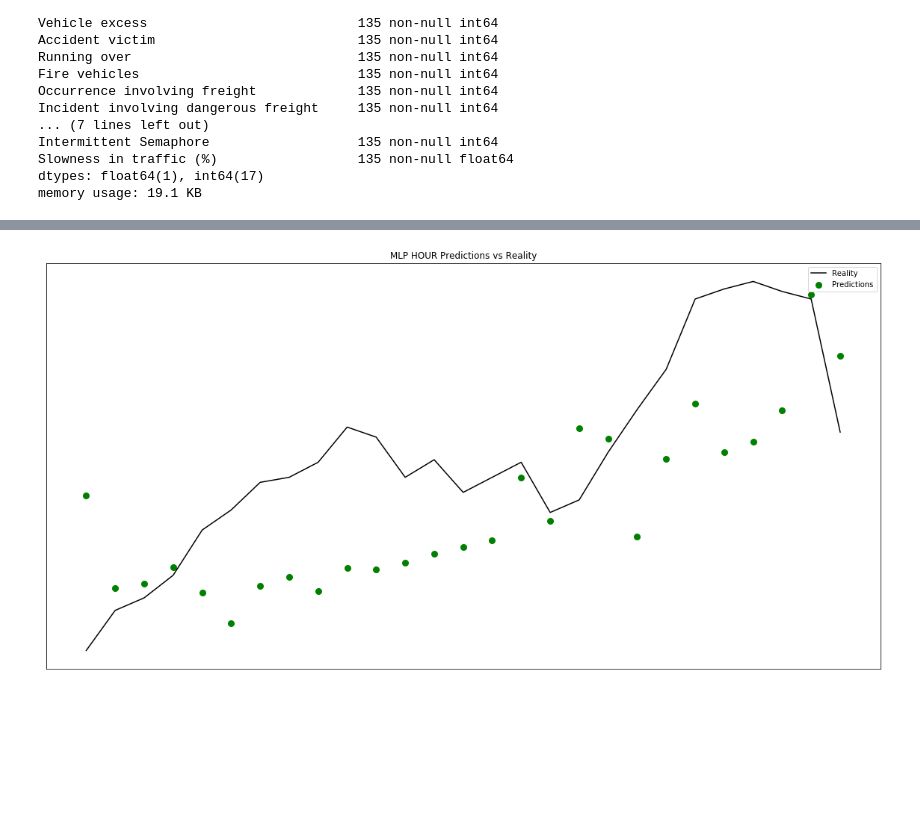
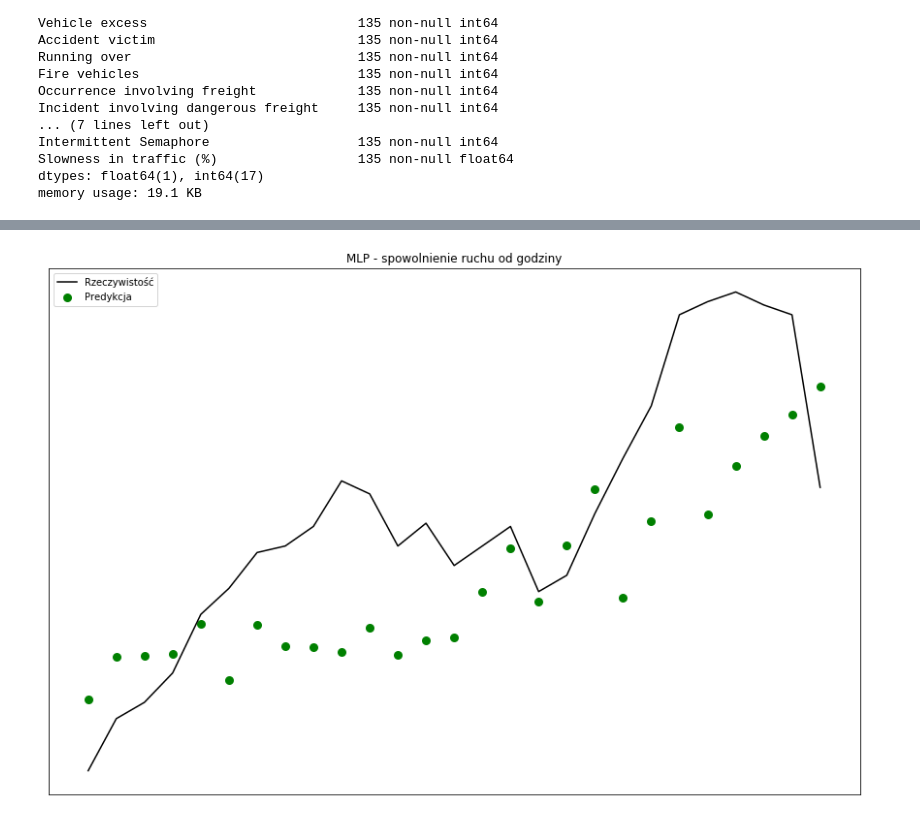
Before and after one commit to opalkonrad/traffic-prediction, a Jupyter notebook: traffic-prediction.ipynb, the cells around one changed output, grey strips where cells are left out. Saved outputs shown, nothing was run; the diff lists cells and outputs as text; code cells hidden in the pictures; blank space fills up the shorter version.

```diff
--- a/traffic-prediction.ipynb
+++ b/traffic-prediction.ipynb
@@ -137,7 +166,5 @@ pd.DataFrame(X_train).describe()
 # %%
-from sklearn import linear_model
 model = linear_model.LinearRegression()
-model = model.fit(X_train, y_train)
-model.intercept_, model.coef_
-model.score(X_test, y_test)
+model.fit(X_train, y_train)
+print("Uzyskany wynik: " + str(model.score(X_test, y_test)))
 # %% [output]
@@ -171,6 +216,7 @@ metrics.mean_squared_error(y_test, y_pred)
 # %%
-from sklearn.neural_network import MLPRegressor
-mlp = MLPRegressor(hidden_layer_sizes=(30,10,5), alpha=1e-3, activation = 'relu',solver='sgd',random_state=0)
+filterwarnings('ignore')
+
+mlp = MLPRegressor(hidden_layer_sizes=(10,15,5),alpha=1e-3,activation='relu',solver='sgd',random_state=0)
 mlp.fit(X_train, y_train)
-mlp.score(X_test, y_test)
+print("Uzyskany wynik: " + str(mlp.score(X_test, y_test)))
 # %% [output]
@@ -215,14 +271,13 @@ plt.show()
 # %%
-plt.figure(figsize=(20,10))
-plt.title("MLP HOUR Predictions vs Reality")
-plt.plot(pd.DataFrame(X_test).iloc[:,:1], y_test,  color='black', label='Reality')
-plt.scatter(pd.DataFrame(X_test).iloc[:,:1], mlp_y_pred, color='green', linewidth=3, label='Predictions')
+plt.figure(figsize=(15,10))
+plt.title("MLP - spowolnienie ruchu od godziny")
+plt.plot(pd.DataFrame(X_test).iloc[:,:1], y_test,  color='black', label='Rzeczywistość')
+plt.scatter(pd.DataFrame(X_test).iloc[:,:1], mlp_y_pred, color='green', linewidth=3, label='Predykcja')
 plt.legend()
 plt.xticks(())
 plt.yticks(())
 
-
 plt.show()
 # %% [output]
-[figure, old version]
+[figure, new version]
 # %%
```
Also changed, not shown: parts of 33 cells of this notebook.
